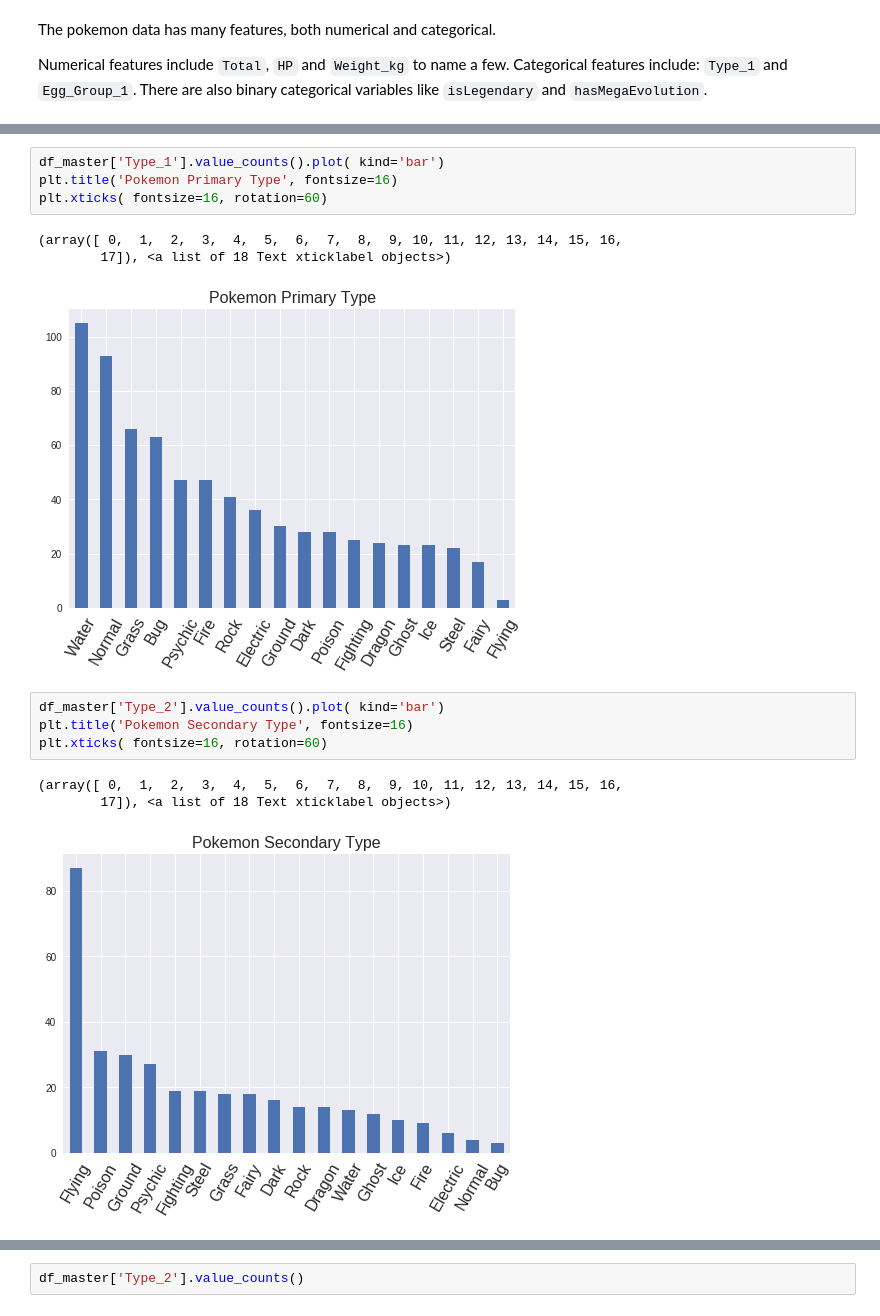
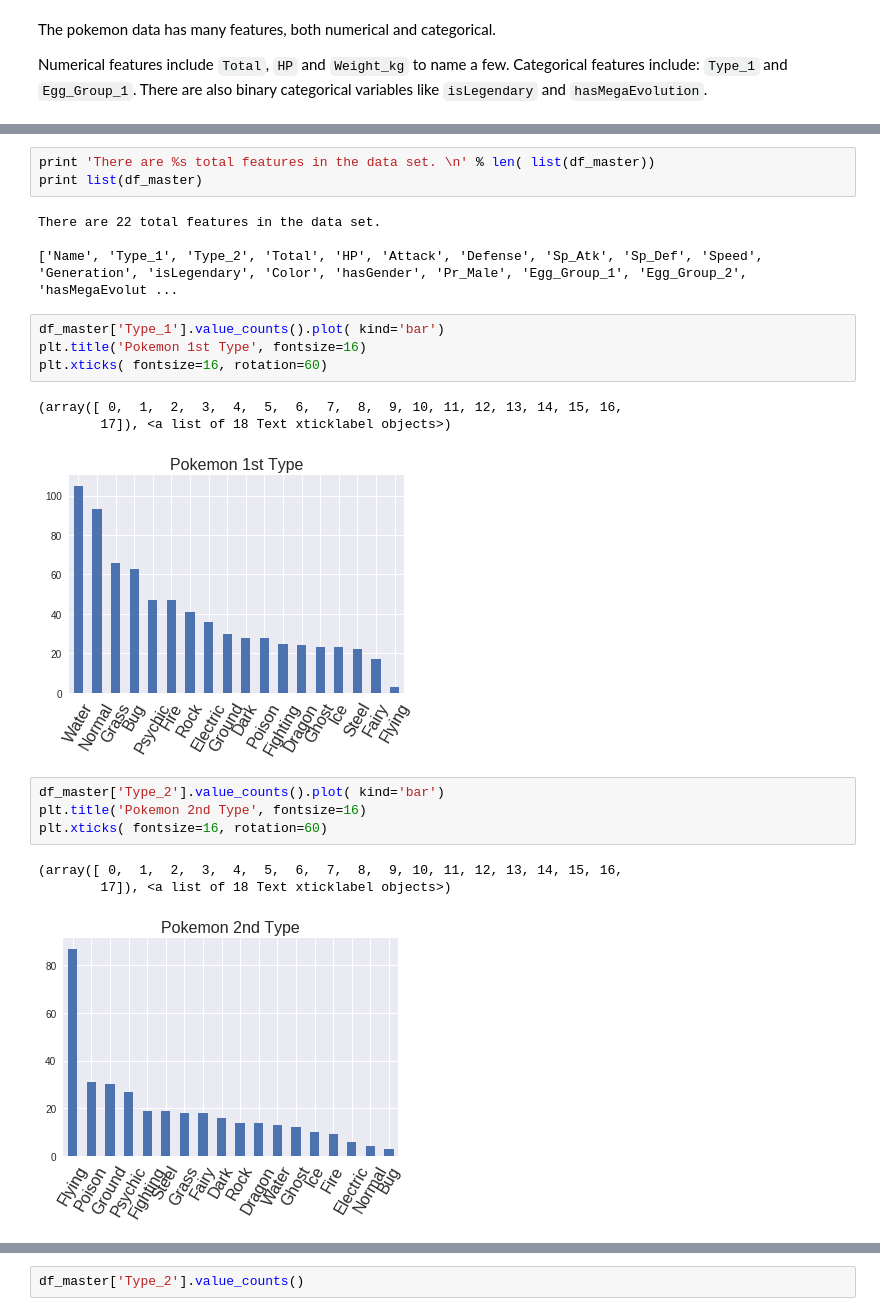
Before and after one commit to varennes/Pokemon-ML, a Jupyter notebook: notebook/01_main.ipynb, the cells around one changed output, grey strips where cells are left out. Cells and saved outputs as stored; diff of their text form.

Commit message:
Added .gitignore. Started type analysis

```diff
--- a/notebook/01_main.ipynb
+++ b/notebook/01_main.ipynb
@@ -52,16 +32,23 @@ list(df_master)
+# %%
+print 'There are %s total features in the data set. \n' % len( list(df_master))
+print list(df_master)
+# %% [output]
+There are 22 total features in the data set.
+
+['Name', 'Type_1', 'Type_2', 'Total', 'HP', 'Attack', 'Defense', 'Sp_Atk', 'Sp_Def', 'Speed', 'Generation', 'isLegendary', 'Color', 'hasGender', 'Pr_Male', 'Egg_Group_1', 'Egg_Group_2', 'hasMegaEvolut ...
 # %%
 df_master['Type_1'].value_counts().plot( kind='bar')
-plt.title('Pokemon Primary Type', fontsize=16)
+plt.title('Pokemon 1st Type', fontsize=16)
 plt.xticks( fontsize=16, rotation=60)
 # %% [output]
 (array([ 0,  1,  2,  3,  4,  5,  6,  7,  8,  9, 10, 11, 12, 13, 14, 15, 16,
         17]), <a list of 18 Text xticklabel objects>)
-[figure, old version]
+[figure, new version]
 # %%
 df_master['Type_2'].value_counts().plot( kind='bar')
-plt.title('Pokemon Secondary Type', fontsize=16)
+plt.title('Pokemon 2nd Type', fontsize=16)
 plt.xticks( fontsize=16, rotation=60)
 # %% [output]
 (array([ 0,  1,  2,  3,  4,  5,  6,  7,  8,  9, 10, 11, 12, 13, 14, 15, 16,
         17]), <a list of 18 Text xticklabel objects>)
-[figure, old version]
+[figure, new version]
```
Also changed, not shown: parts of 34 cells of this notebook, 2 other files.
